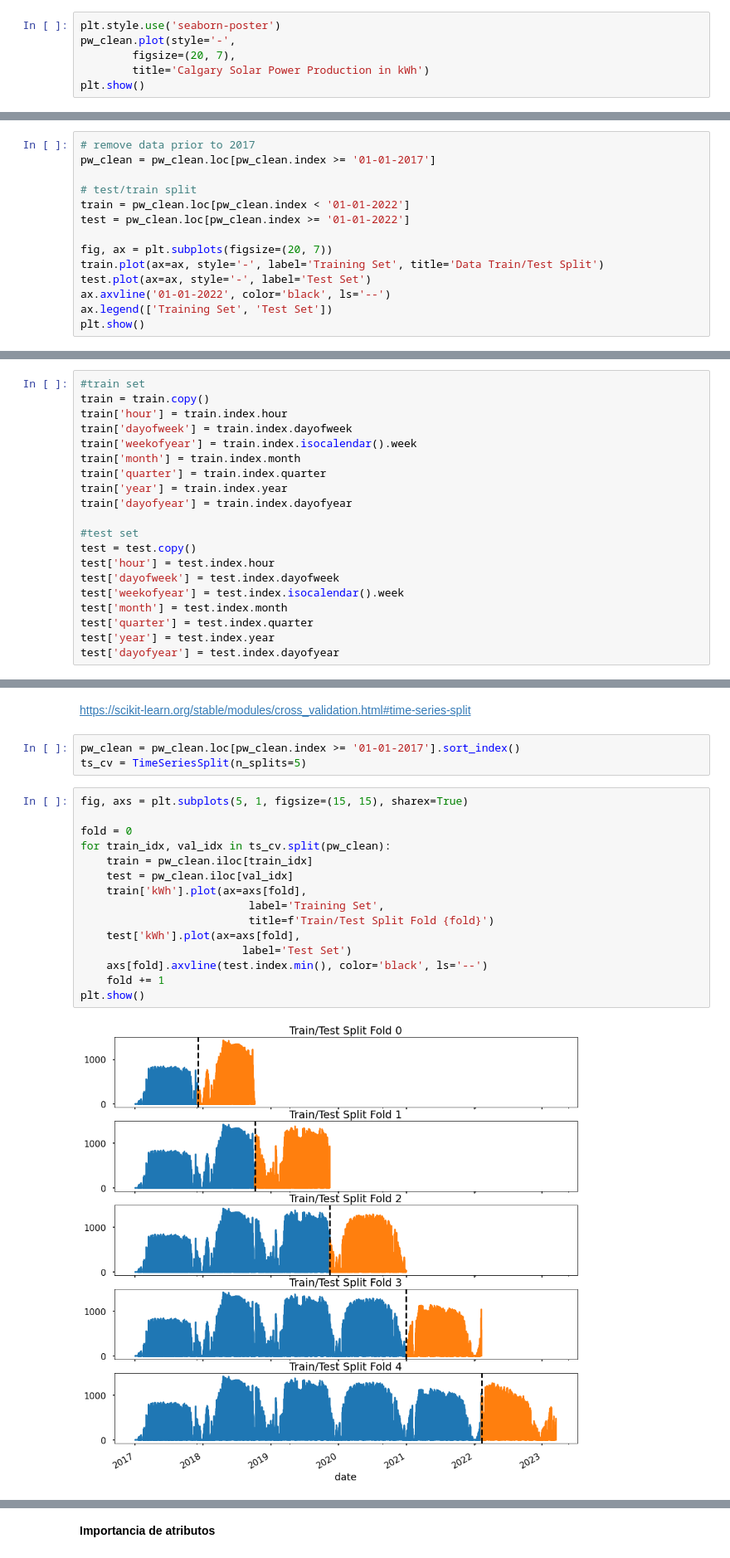
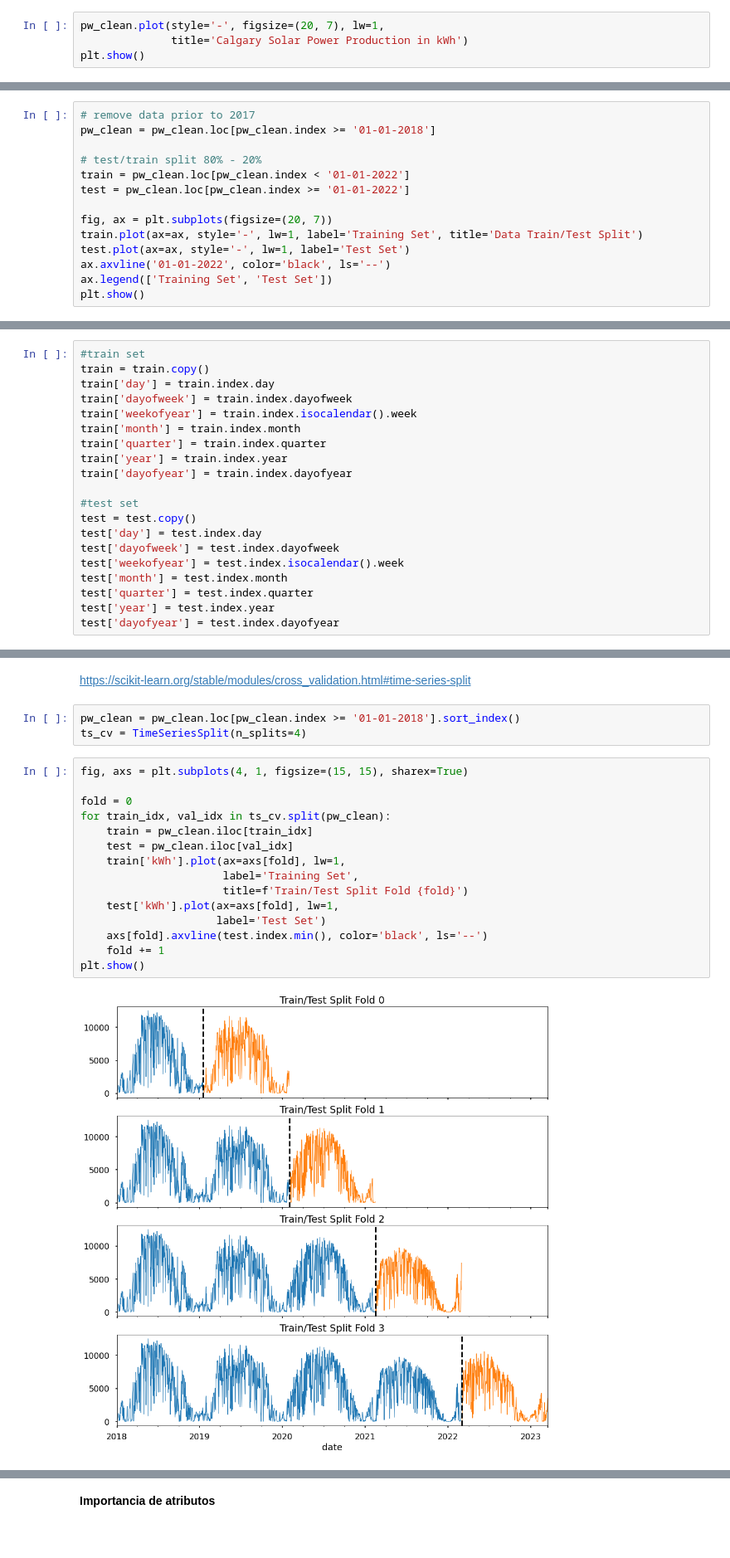
Before and after one commit to ivnlee/project-timeseries, a Jupyter notebook: notebooks/solar_power_analysis.ipynb, the cells around one changed output, grey strips where cells are left out. Shown at 83% size. Cells and saved outputs as stored; diff of their text form.

```diff
--- a/notebooks/solar_power_analysis.ipynb
+++ b/notebooks/solar_power_analysis.ipynb
@@ -147,7 +141,5 @@ memory usage: 565.5 KB
 # %%
-plt.style.use('seaborn-poster')
-pw_clean.plot(style='-',
-        figsize=(20, 7),
-        title='Calgary Solar Power Production in kWh')
+pw_clean.plot(style='-', figsize=(20, 7), lw=1,
+              title='Calgary Solar Power Production in kWh')
 plt.show()
 # %% [output]
@@ -165,14 +157,14 @@ plt.show()
 # %%
 # remove data prior to 2017
-pw_clean = pw_clean.loc[pw_clean.index >= '01-01-2017']
+pw_clean = pw_clean.loc[pw_clean.index >= '01-01-2018']
 
-# test/train split
+# test/train split 80% - 20%
 train = pw_clean.loc[pw_clean.index < '01-01-2022']
 test = pw_clean.loc[pw_clean.index >= '01-01-2022']
 
 fig, ax = plt.subplots(figsize=(20, 7))
-train.plot(ax=ax, style='-', label='Training Set', title='Data Train/Test Split')
-test.plot(ax=ax, style='-', label='Test Set')
+train.plot(ax=ax, style='-', lw=1, label='Training Set', title='Data Train/Test Split')
+test.plot(ax=ax, style='-', lw=1, label='Test Set')
 ax.axvline('01-01-2022', color='black', ls='--')
 ax.legend(['Training Set', 'Test Set'])
 plt.show()
@@ -185,7 +177,7 @@ plt.show()
 # %%
 #train set
 train = train.copy()
-train['hour'] = train.index.hour
+train['day'] = train.index.day
 train['dayofweek'] = train.index.dayofweek
 train['weekofyear'] = train.index.isocalendar().week
 train['month'] = train.index.month
@@ -195,7 +187,7 @@ train['dayofyear'] = train.index.dayofyear
 
 #test set
 test = test.copy()
-test['hour'] = test.index.hour
+test['day'] = test.index.day
 test['dayofweek'] = test.index.dayofweek
 test['weekofyear'] = test.index.isocalendar().week
 test['month'] = test.index.month
@@ -236,23 +225,23 @@ from sklearn.metrics import mean_squared_error
 # %% [markdown]
 https://scikit-learn.org/stable/modules/cross_validation.html#time-series-split
 # %%
-pw_clean = pw_clean.loc[pw_clean.index >= '01-01-2017'].sort_index()
-ts_cv = TimeSeriesSplit(n_splits=5)
+pw_clean = pw_clean.loc[pw_clean.index >= '01-01-2018'].sort_index()
+ts_cv = TimeSeriesSplit(n_splits=4)
 # %%
-fig, axs = plt.subplots(5, 1, figsize=(15, 15), sharex=True)
+fig, axs = plt.subplots(4, 1, figsize=(15, 15), sharex=True)
 
 fold = 0
 for train_idx, val_idx in ts_cv.split(pw_clean):
     train = pw_clean.iloc[train_idx]
     test = pw_clean.iloc[val_idx]
-    train['kWh'].plot(ax=axs[fold],
-                          label='Training Set',
-                          title=f'Train/Test Split Fold {fold}')
-    test['kWh'].plot(ax=axs[fold],
-                         label='Test Set')
+    train['kWh'].plot(ax=axs[fold], lw=1,
+                      label='Training Set',
+                      title=f'Train/Test Split Fold {fold}')
+    test['kWh'].plot(ax=axs[fold], lw=1,
+                     label='Test Set')
     axs[fold].axvline(test.index.min(), color='black', ls='--')
     fold += 1
 plt.show()
 # %% [output]
-[figure, old version]
+[figure, new version]
 # %% [markdown]
```
Also changed, not shown: parts of 36 cells of this notebook.
